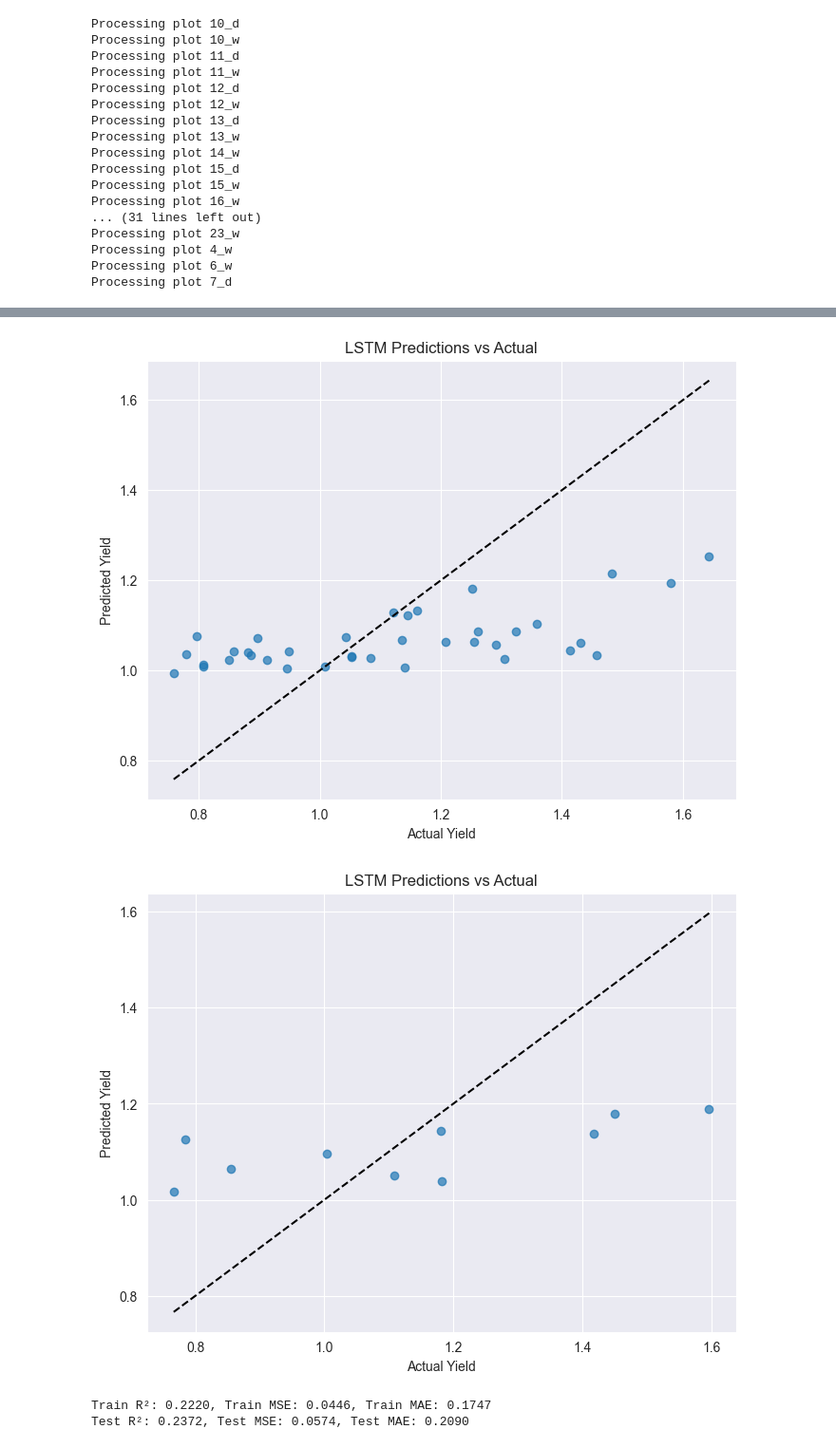
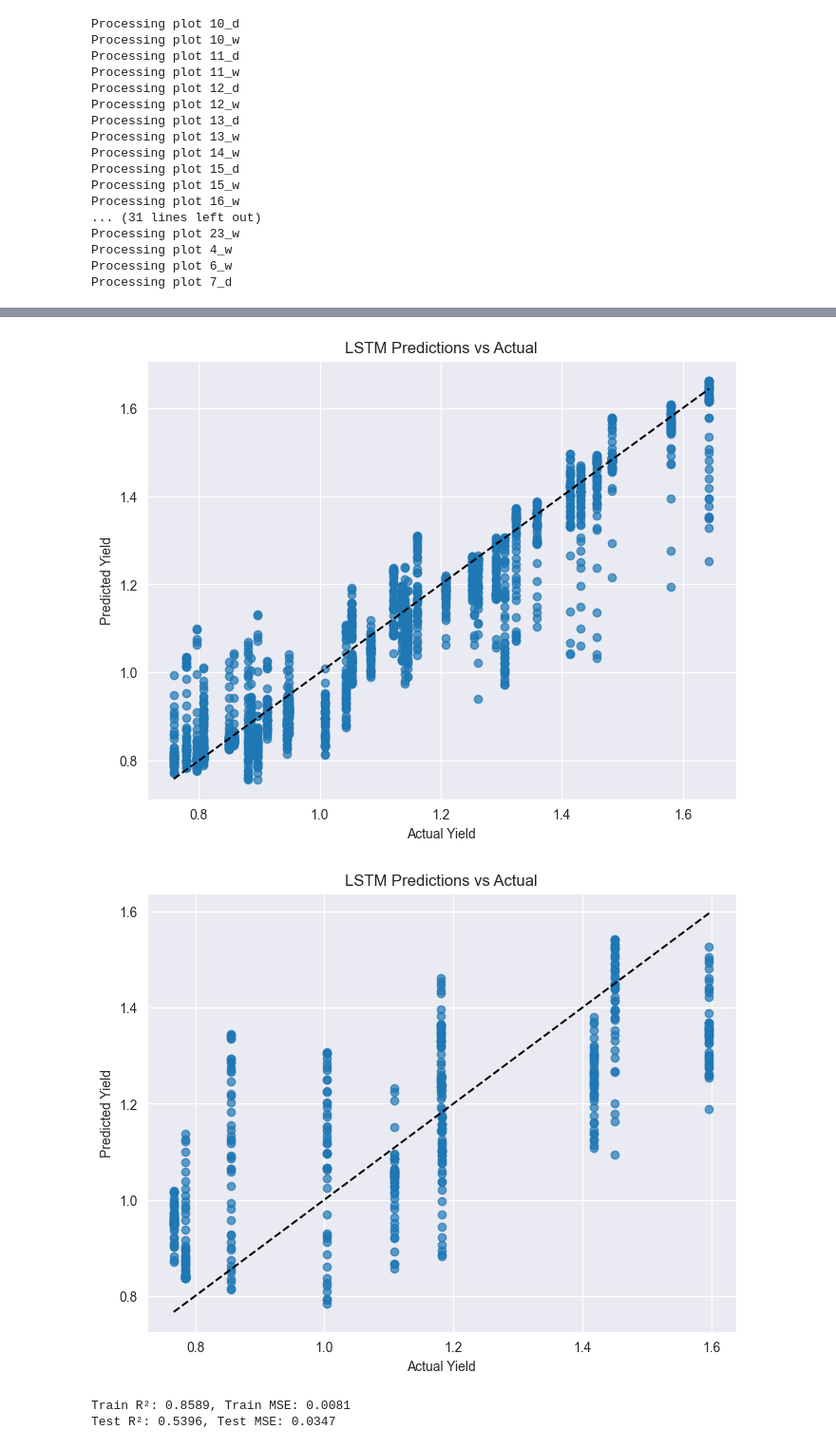
Before and after one commit to lochanamalt/IoT-data-yield-prediction, a Jupyter notebook: gru-pytorch-progressing_window_dataset_v3_only_vis.ipynb, the cells around one changed output, grey strips where cells are left out. Shown: that part at 95% size. Cells and saved outputs as stored; diff of their text form; code cells hidden in the pictures.

Commit message:
gru training function for v3 only vis original code

```diff
--- a/gru-pytorch-progressing_window_dataset_v3_only_vis.ipynb
+++ b/gru-pytorch-progressing_window_dataset_v3_only_vis.ipynb
@@ -38,7 +42,7 @@ output_variable = 'GYLD_kg_m3'
 # %%
 # Loading saved training test
-train_df = pd.read_excel("data/stratified_train_test_datasets_v3.xlsx", sheet_name='Train')
-test_df = pd.read_excel("data/stratified_train_test_datasets_v3.xlsx", sheet_name='Test')
+train_df = pd.read_excel(f"data/{dataset_name}", sheet_name='Train')
+test_df = pd.read_excel(f"data/{dataset_name}", sheet_name='Test')
 
 sns.kdeplot(train_df[output_variable], label='Train')
 sns.kdeplot(test_df[output_variable], label='Test')
@@ -133,7 +138,7 @@ def train_data(model, model_train_loader, num_epochs, learning_rate, weight_deca
 from sklearn.metrics import mean_squared_error, mean_absolute_error
 
 
-def evaluate_model(model, val_loader, output_variable_scaler, doInverseTransformScale = False, plot_pred_vs_true = False):
+def evaluate_model(model, val_loader, output_variable_scaler, do_inverse_transform = False, plot_pred_vs_true = False):
 
     model.eval()  # set model to evaluation mode
     y_true, y_pred = [], []
@@ -150,7 +155,7 @@ def evaluate_model(model, val_loader, output_variable_scaler, doInverseTransform
     y_true = torch.cat(y_true).numpy()
     y_pred = torch.cat(y_pred).numpy()
 
-    if doInverseTransformScale:
+    if do_inverse_transform:
         y_true = output_variable_scaler.inverse_transform(y_true)
         y_pred = output_variable_scaler.inverse_transform(y_pred)
 
@@ -353,14 +316,14 @@ from vi_dataset import VIDataset
 from sklearn.metrics import r2_score
 from torch.utils.data import DataLoader
 
-X_train_scaled, y_train_scaled, lengths_train, no_days_train  = make_progressive_windows(
+X_train_scaled, y_train_scaled, valid_length_train, no_days_train  = make_progressive_windows(
             dataframe=train_df_scaled,
             features=features,
             output_variable=output_variable,
             window_size=window_size,
             pad_value=pad_value)
 
-X_test_scaled, y_test_scaled, lengths_test, no_days_test = make_progressive_windows(
+X_test_scaled, y_test_scaled, valid_length_test, no_days_test = make_progressive_windows(
     dataframe=test_df_scaled,
     features=features,
     output_variable=output_variable,
@@ -386,8 +349,8 @@ Processing plot 6_w
 Processing plot 7_d
 # %%
 
-train_dataset = VIDataset(X_train_scaled, y_train_scaled, lengths_train)
-test_dataset = VIDataset(X_test_scaled, y_test_scaled, lengths_test)
+train_dataset = VIDataset(X_train_scaled, y_train_scaled, valid_length_train)
+test_dataset = VIDataset(X_test_scaled, y_test_scaled, valid_length_test)
 
 
 train_loader  = DataLoader(train_dataset, batch_size=best_gru_params['batch_size'], shuffle=True)
@@ -546,18 +381,20 @@ plt.ylabel('Loss (MSE)')
 plt.title('Training Loss over Epochs')
 plt.grid(True)
 plt.show()
-# %%
-
-
-# Training metrics
-r2_train, mse_train, mae_train = evaluate_model(best_model, train_loader, output_variable_scaler=scaler_y, doInverseTransformScale = True,  plot_pred_vs_true=True)
-# Test metrics
-r2_test, mse_test, mae_test = evaluate_model(best_model, test_loader, output_variable_scaler=scaler_y, doInverseTransformScale = True,  plot_pred_vs_true=True)
-
-print(f'Train R²: {r2_train:.4f}, Train MSE: {mse_train:.4f}, Train MAE: {mae_train:.4f}')
-print(f'Test R²: {r2_test:.4f}, Test MSE: {mse_test:.4f}, Test MAE: {mae_test:.4f}')
-# %% [output]
-[figure, removed]
-[figure, removed]
-Train R²: 0.2220, Train MSE: 0.0446, Train MAE: 0.1747
-Test R²: 0.2372, Test MSE: 0.0574, Test MAE: 0.2090
+# %%
+# from train_eval_functions import evaluate_model
+
+best_model.load_state_dict(torch.load("best_gru_models/best_model_hyper_param_5.pth", map_location=device))
+
+# Training metrics
+r2_train, mse_train, mae_train = evaluate_model(best_model, train_loader, output_variable_scaler=scaler_y, do_inverse_transform= True, plot_pred_vs_true=True)
+# Test metrics
+r2_test, mse_test, mae_test = evaluate_model(best_model, test_loader, output_variable_scaler=scaler_y, do_inverse_transform= True, plot_pred_vs_true=True)
+
+print(f'Train R²: {r2_train:.4f}, Train MSE: {mse_train:.4f}')
+print(f'Test R²: {r2_test:.4f}, Test MSE: {mse_test:.4f}')
+# %% [output]
+[figure, added]
+[figure, added]
+Train R²: 0.8589, Train MSE: 0.0081
+Test R²: 0.5396, Test MSE: 0.0347
```
Also changed, not shown: parts of 16 cells of this notebook.
